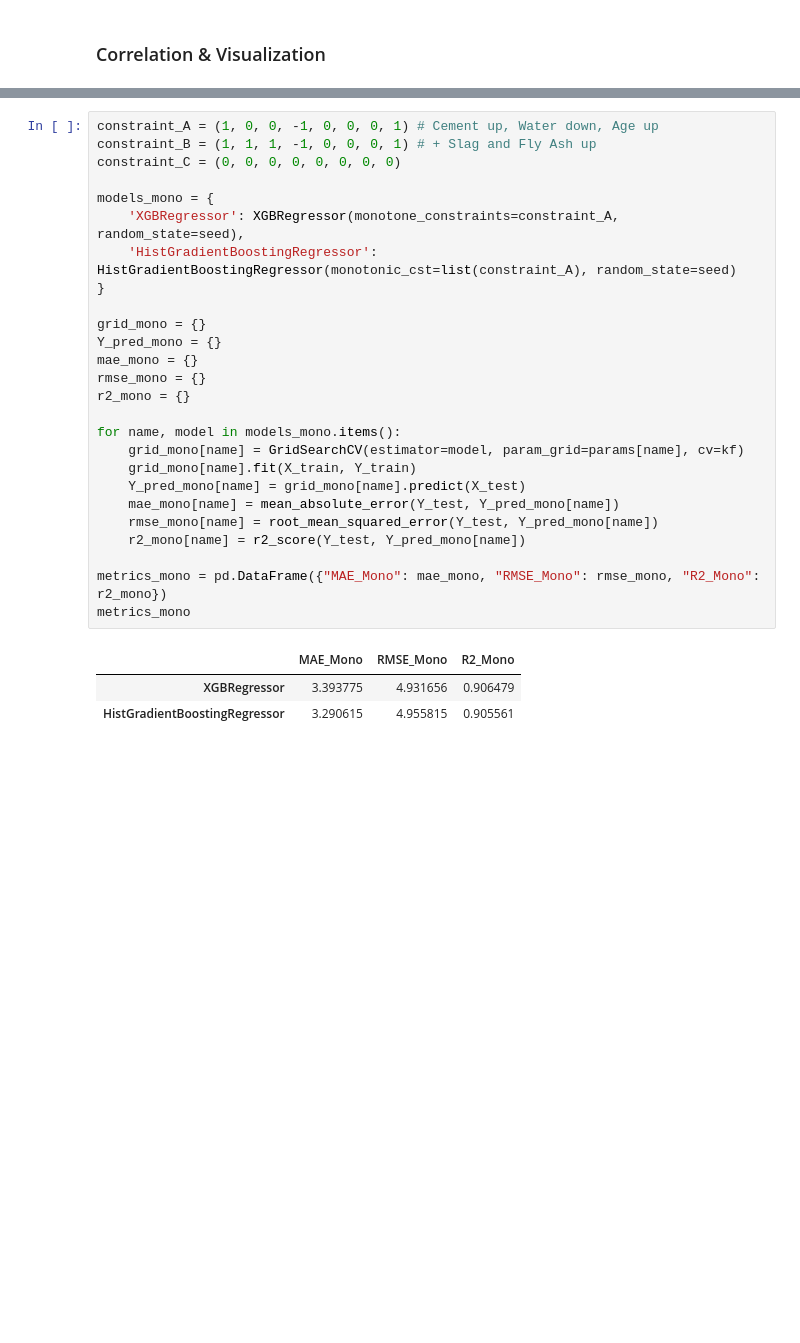
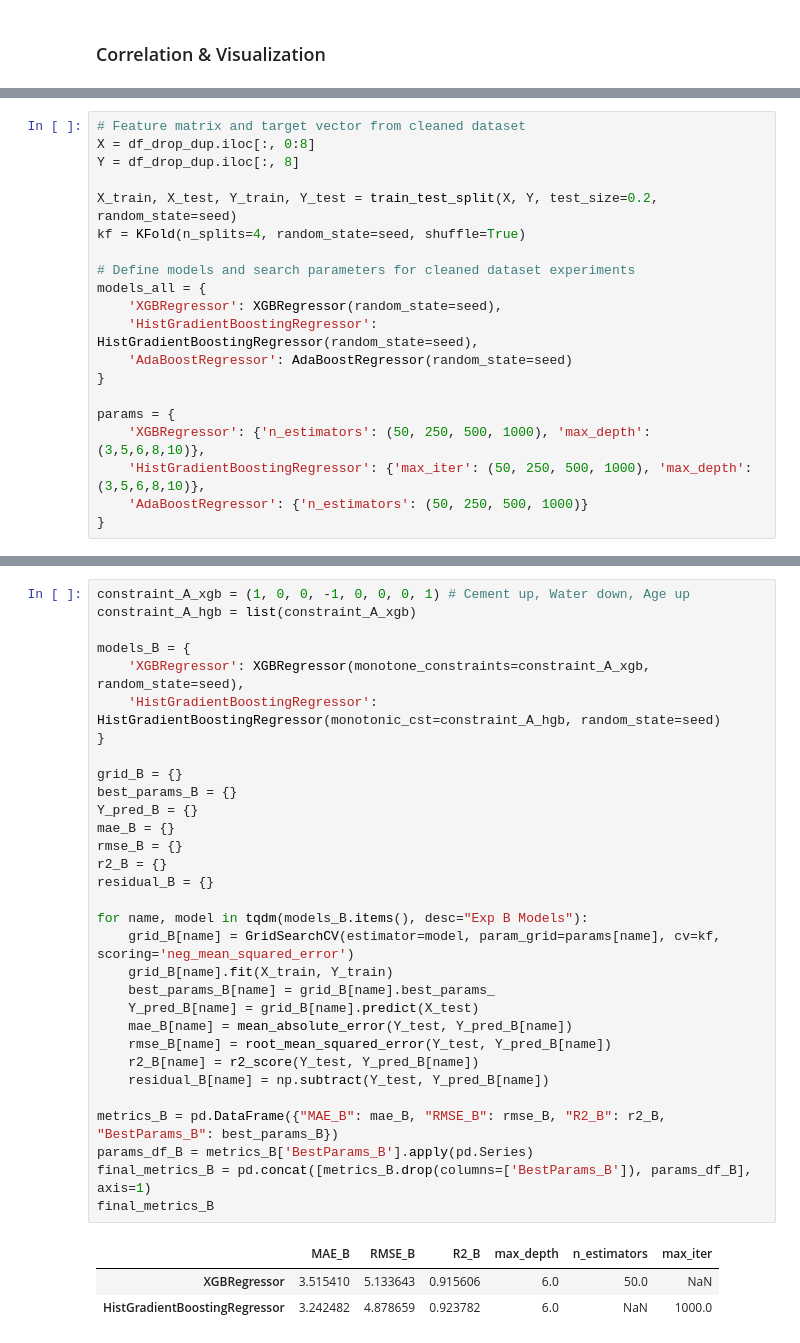
Before and after one commit to Jocund96/Data-to-Design-ML, a Jupyter notebook: S4_Boosting/Week-4/boost_w4.ipynb, the cells around one changed output, grey strips where cells are left out. Drawn from its saved outputs; the diff is of its cells as text; blank space fills up the shorter version.

```diff
--- a/S4_Boosting/Week-4/boost_w4.ipynb
+++ b/S4_Boosting/Week-4/boost_w4.ipynb
@@ -98 +149,21 @@ plt.show()
+# %%
+# Feature matrix and target vector from cleaned dataset
+X = df_drop_dup.iloc[:, 0:8]
+Y = df_drop_dup.iloc[:, 8]
+
+X_train, X_test, Y_train, Y_test = train_test_split(X, Y, test_size=0.2, random_state=seed)
+kf = KFold(n_splits=4, random_state=seed, shuffle=True)
+
+# Define models and search parameters for cleaned dataset experiments
+models_all = {
+    'XGBRegressor': XGBRegressor(random_state=seed),
+    'HistGradientBoostingRegressor': HistGradientBoostingRegressor(random_state=seed),
+    'AdaBoostRegressor': AdaBoostRegressor(random_state=seed)
+}
+
+params = {
+    'XGBRegressor': {'n_estimators': (50, 250, 500, 1000), 'max_depth': (3,5,6,8,10)},
+    'HistGradientBoostingRegressor': {'max_iter': (50, 250, 500, 1000), 'max_depth': (3,5,6,8,10)},
+    'AdaBoostRegressor': {'n_estimators': (50, 250, 500, 1000)}
+}
 # %% [markdown]
@@ -162,31 +204,36 @@ Enforcing monotonic constraints based on domain knowledge:
 # %%
-constraint_A = (1, 0, 0, -1, 0, 0, 0, 1) # Cement up, Water down, Age up
-constraint_B = (1, 1, 1, -1, 0, 0, 0, 1) # + Slag and Fly Ash up
-constraint_C = (0, 0, 0, 0, 0, 0, 0, 0)
+constraint_A_xgb = (1, 0, 0, -1, 0, 0, 0, 1) # Cement up, Water down, Age up
+constraint_A_hgb = list(constraint_A_xgb)
 
-models_mono = {
-    'XGBRegressor': XGBRegressor(monotone_constraints=constraint_A, random_state=seed),
-    'HistGradientBoostingRegressor': HistGradientBoostingRegressor(monotonic_cst=list(constraint_A), random_state=seed)
+models_B = {
+    'XGBRegressor': XGBRegressor(monotone_constraints=constraint_A_xgb, random_state=seed),
+    'HistGradientBoostingRegressor': HistGradientBoostingRegressor(monotonic_cst=constraint_A_hgb, random_state=seed)
 }
 
-grid_mono = {}
-Y_pred_mono = {}
-mae_mono = {}
-rmse_mono = {}
-r2_mono = {}
+grid_B = {}
+best_params_B = {}
+Y_pred_B = {}
+mae_B = {}
+rmse_B = {}
+r2_B = {}
+residual_B = {}
 
-for name, model in models_mono.items():
-    grid_mono[name] = GridSearchCV(estimator=model, param_grid=params[name], cv=kf)
-    grid_mono[name].fit(X_train, Y_train)
-    Y_pred_mono[name] = grid_mono[name].predict(X_test)
-    mae_mono[name] = mean_absolute_error(Y_test, Y_pred_mono[name])
-    rmse_mono[name] = root_mean_squared_error(Y_test, Y_pred_mono[name])
-    r2_mono[name] = r2_score(Y_test, Y_pred_mono[name])
+for name, model in tqdm(models_B.items(), desc="Exp B Models"):
+    grid_B[name] = GridSearchCV(estimator=model, param_grid=params[name], cv=kf, scoring='neg_mean_squared_error')
+    grid_B[name].fit(X_train, Y_train)
+    best_params_B[name] = grid_B[name].best_params_
+    Y_pred_B[name] = grid_B[name].predict(X_test)
+    mae_B[name] = mean_absolute_error(Y_test, Y_pred_B[name])
+    rmse_B[name] = root_mean_squared_error(Y_test, Y_pred_B[name])
+    r2_B[name] = r2_score(Y_test, Y_pred_B[name])
+    residual_B[name] = np.subtract(Y_test, Y_pred_B[name])
 
-metrics_mono = pd.DataFrame({"MAE_Mono": mae_mono, "RMSE_Mono": rmse_mono, "R2_Mono": r2_mono})
-metrics_mono
+metrics_B = pd.DataFrame({"MAE_B": mae_B, "RMSE_B": rmse_B, "R2_B": r2_B, "BestParams_B": best_params_B})
+params_df_B = metrics_B['BestParams_B'].apply(pd.Series)
+final_metrics_B = pd.concat([metrics_B.drop(columns=['BestParams_B']), params_df_B], axis=1)
+final_metrics_B
 # %% [output]
-|  | MAE_Mono | RMSE_Mono | R2_Mono |
-| XGBRegressor | 3.393775 | 4.931656 | 0.906479 |
-| HistGradientBoostingRegressor | 3.290615 | 4.955815 | 0.905561 |
+|  | MAE_B | RMSE_B | R2_B | max_depth | n_estimators | max_iter |
+| XGBRegressor | 3.515410 | 5.133643 | 0.915606 | 6.0 | 50.0 | NaN |
+| HistGradientBoostingRegressor | 3.242482 | 4.878659 | 0.923782 | 6.0 | NaN | 1000.0 |
 # %% [markdown]
```
Also changed, not shown: parts of 35 cells of this notebook, 2 other files.
